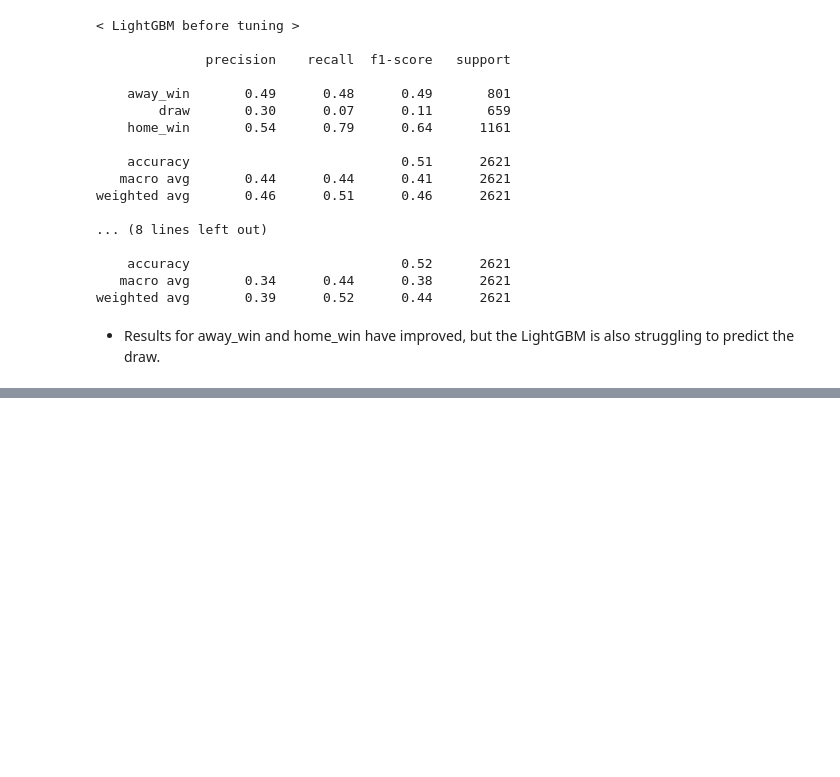
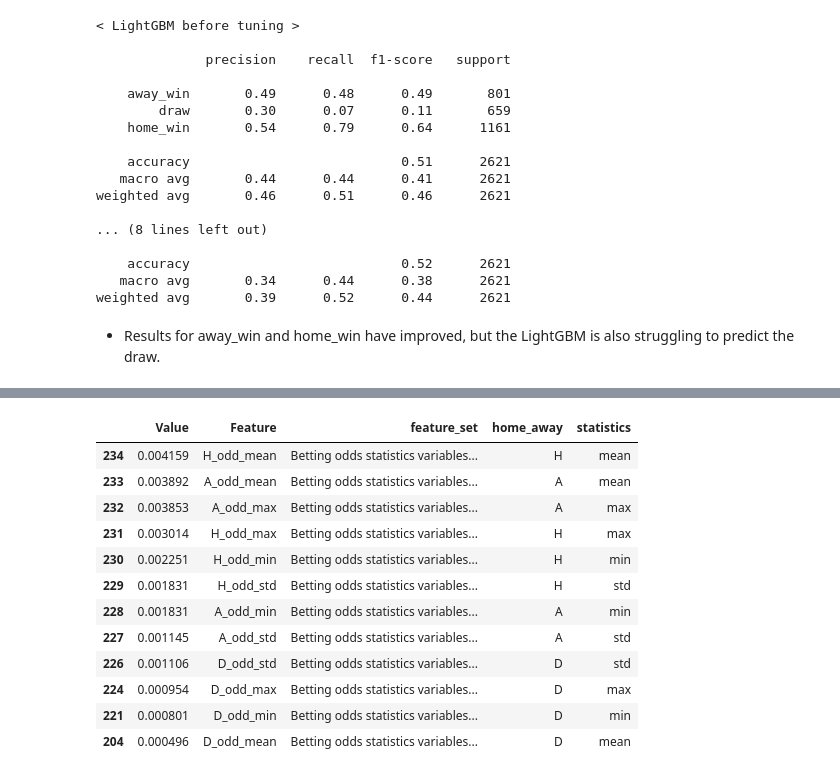
Before and after one commit to JunWoo-data/european_soccer_match_prediction, a Jupyter notebook: src/3.1.modeling.ipynb, the cells around one changed output, grey strips where cells are left out. Saved outputs shown, nothing was run; the diff lists cells and outputs as text; code cells hidden in the pictures; blank space fills up the shorter version.

```diff
--- a/src/3.1.modeling.ipynb
+++ b/src/3.1.modeling.ipynb
@@ -1009,0 +1042,20 @@ Name: match_result, Length: 16988, dtype: object
+# %%
+betting_importance = rf_feature_imp_permutation[rf_feature_imp_permutation.feature_set == "Betting odds statistics variables (#: 13)"]
+betting_importance["home_away"] = betting_importance.Feature.str.split("_").str[0]
+betting_importance["statistics"] = betting_importance.Feature.str.split("_").str[2]
+# %%
+betting_importance.sort_values("Value", ascending = False)
+# %% [output]
+|  | Value | Feature | feature_set | home_away | statistics |
+| 234 | 0.004159 | H_odd_mean | Betting odds statistics variables... | H | mean |
+| 233 | 0.003892 | A_odd_mean | Betting odds statistics variables... | A | mean |
+| 232 | 0.003853 | A_odd_max | Betting odds statistics variables... | A | max |
+| 231 | 0.003014 | H_odd_max | Betting odds statistics variables... | H | max |
+| 230 | 0.002251 | H_odd_min | Betting odds statistics variables... | H | min |
+| 229 | 0.001831 | H_odd_std | Betting odds statistics variables... | H | std |
+| 228 | 0.001831 | A_odd_min | Betting odds statistics variables... | A | min |
+| 227 | 0.001145 | A_odd_std | Betting odds statistics variables... | A | std |
+| 226 | 0.001106 | D_odd_std | Betting odds statistics variables... | D | std |
+| 224 | 0.000954 | D_odd_max | Betting odds statistics variables... | D | max |
+| 221 | 0.000801 | D_odd_min | Betting odds statistics variables... | D | min |
+| 204 | 0.000496 | D_odd_mean | Betting odds statistics variables... | D | mean |
```
Also changed, not shown: parts of 39 cells of this notebook, 3 other files.
